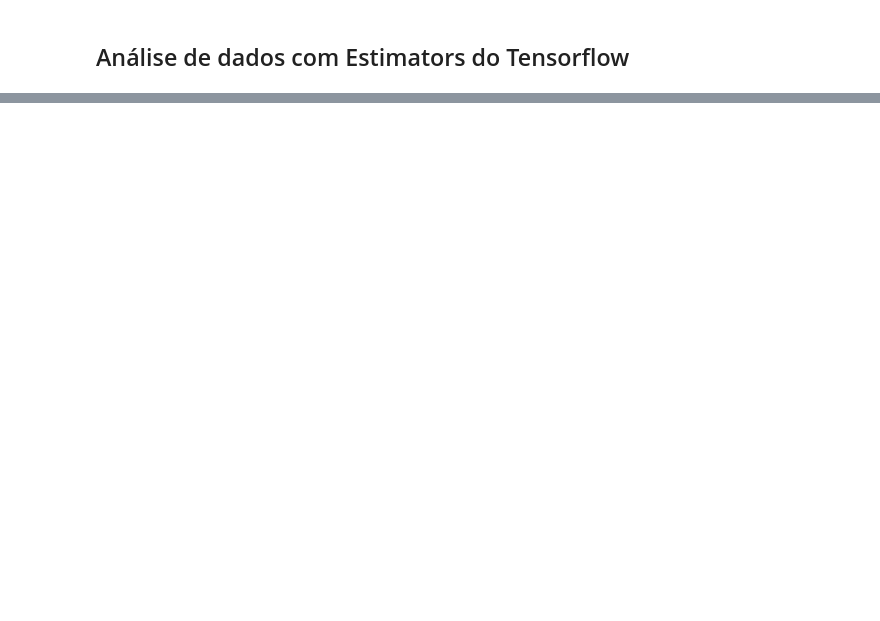
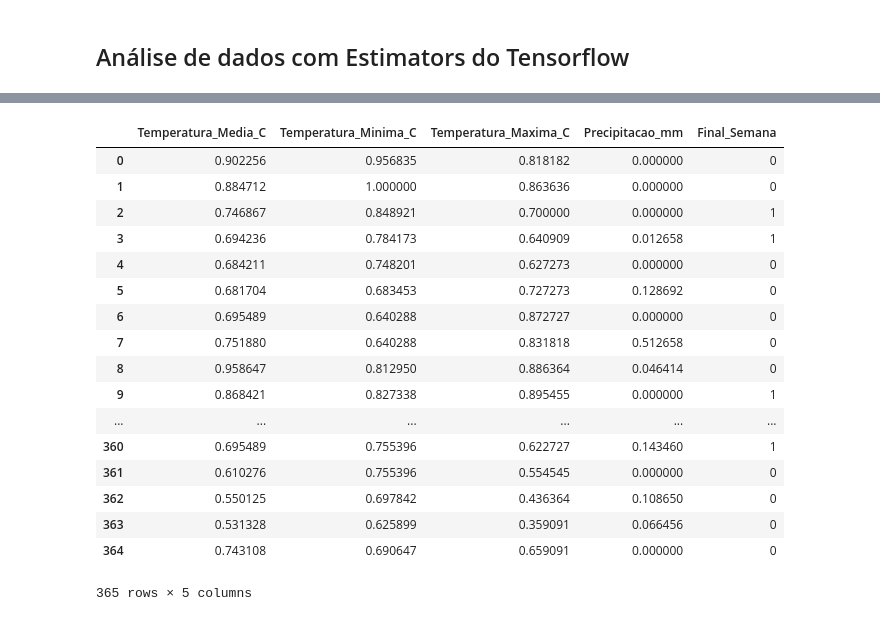
Before and after one commit to JessicaIta/regressao_multipla_cerveja_estimator, a Jupyter notebook: regressao_multipla_cerveja_estimator.ipynb, the cells around one changed output, grey strips where cells are left out. Drawn from its saved outputs; the diff is of its cells as text; code cells hidden in the pictures; blank space fills up the shorter version.

```diff
--- a/regressao_multipla_cerveja_estimator.ipynb
+++ b/regressao_multipla_cerveja_estimator.ipynb
@@ -25,3 +21,7 @@ colunas_usadas = ['Temperatura Media (C)', 'Temperatura Minima (C)',
+# %%
+colunas_usadas = ['Temperatura_Media_C', 'Temperatura_Minima_C',
+       'Temperatura_Maxima_C', 'Precipitacao_mm', 'Final_Semana',
+       'Consumo_cerveja_litros']
 # %%
 colunas_usadas
 # %% [output]
@@ -42,0 +58,4 @@ Index(['Temperatura Media (C)', 'Temperatura Minima (C)',
+# %%
+#Normalizando a coluna previsora
+scaler_y = MinMaxScaler()
+base[['Consumo_cerveja_litros']] = scaler_y.fit_transform(base[['Consumo_cerveja_litros']])
@@ -42,0 +71,25 @@ Index(['Temperatura Media (C)', 'Temperatura Minima (C)',
+# %%
+#Atribuindo os valor de X (inputs) e y(previsão)
+X = base.drop('Consumo_cerveja_litros', axis = 1)
+y = base.iloc[:, -1]
+# %%
+X
+# %% [output]
+|  | Temperatura_Media_C | Temperatura_Minima_C | Temperatura_Maxima_C | Precipitacao_mm | Final_Semana |
+| 0 | 0.902256 | 0.956835 | 0.818182 | 0.000000 | 0 |
+| 1 | 0.884712 | 1.000000 | 0.863636 | 0.000000 | 0 |
+| 2 | 0.746867 | 0.848921 | 0.700000 | 0.000000 | 1 |
+| 3 | 0.694236 | 0.784173 | 0.640909 | 0.012658 | 1 |
+| 4 | 0.684211 | 0.748201 | 0.627273 | 0.000000 | 0 |
+| 5 | 0.681704 | 0.683453 | 0.727273 | 0.128692 | 0 |
+| 6 | 0.695489 | 0.640288 | 0.872727 | 0.000000 | 0 |
+| 7 | 0.751880 | 0.640288 | 0.831818 | 0.512658 | 0 |
+| 8 | 0.958647 | 0.812950 | 0.886364 | 0.046414 | 0 |
+| 9 | 0.868421 | 0.827338 | 0.895455 | 0.000000 | 1 |
+| ... | ... | ... | ... | ... | ... |
+| 360 | 0.695489 | 0.755396 | 0.622727 | 0.143460 | 1 |
+| 361 | 0.610276 | 0.755396 | 0.554545 | 0.000000 | 0 |
+| 362 | 0.550125 | 0.697842 | 0.436364 | 0.108650 | 0 |
+| 363 | 0.531328 | 0.625899 | 0.359091 | 0.066456 | 0 |
+| 364 | 0.743108 | 0.690647 | 0.659091 | 0.000000 | 0 |
+365 rows × 5 columns
```
Also changed, not shown: parts of 42 cells of this notebook, 1 other file.
